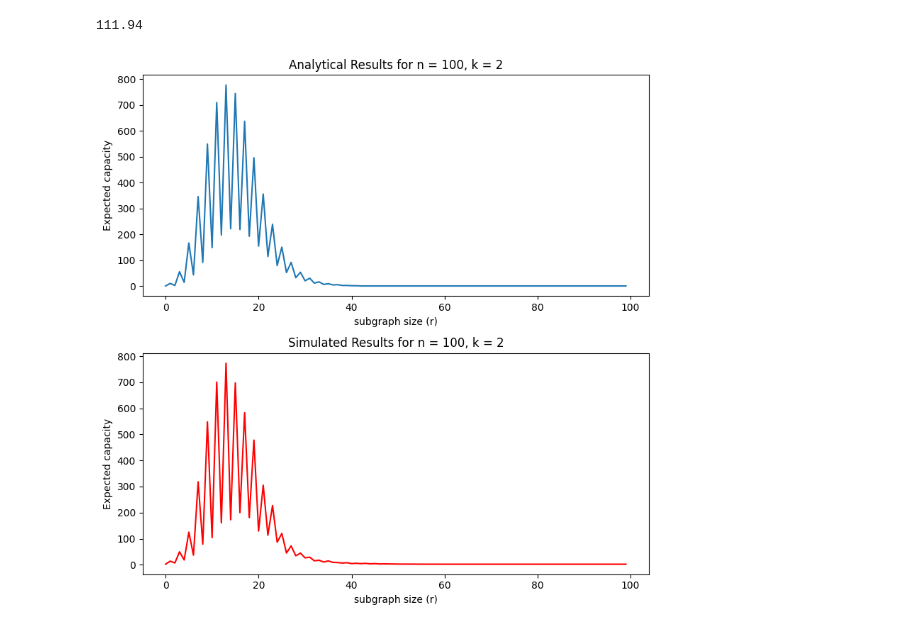
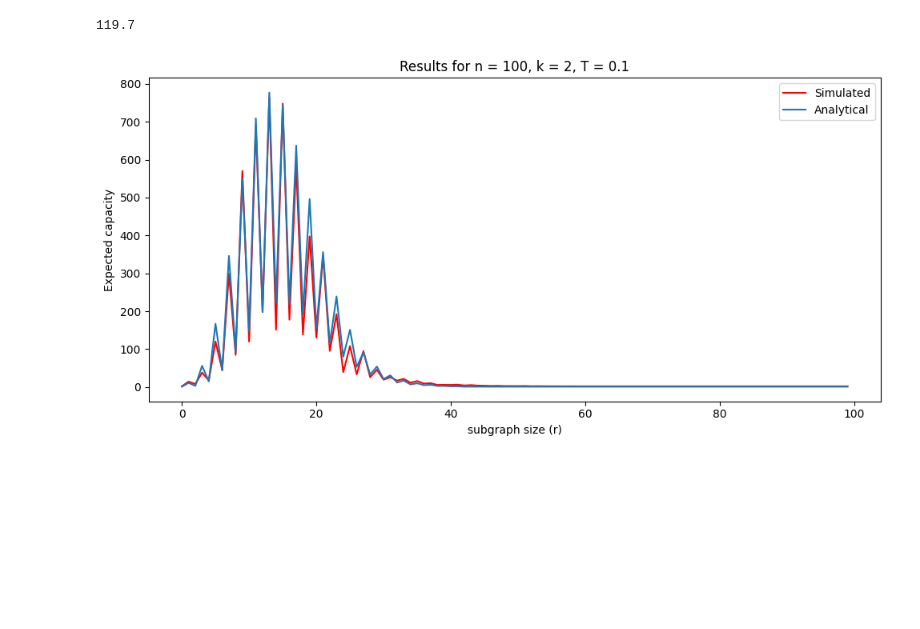
Before and after one commit to chandradeep24/Valiant, a Jupyter notebook: Notebooks/r_sublist_capacity.ipynb, the cells around one changed output. Saved outputs shown, nothing was run; the diff lists cells and outputs as text; code cells hidden in the pictures; blank space fills up the shorter version.

```diff
--- a/Notebooks/r_sublist_capacity.ipynb
+++ b/Notebooks/r_sublist_capacity.ipynb
@@ -20,7 +21,11 @@ def add_subarray(A, r, sub=None):
 #Function to find intersections
 def vectorized_intersections(sub, t):
     out = sub @ sub.T
-    if not isinstance(out,(np.ndarray)):
+    # if not isinstance(out,(np.ndarray)):
+    #     self_inters = 1
+    # else:
+    #     self_inters = out.shape[0]
+    if out.shape == ():
         self_inters = 1
     else:
         self_inters = out.shape[0]
@@ -56,9 +61,10 @@ def simulated_capacity(n,r,T,k,H,verbose=False):
 def mean_simulated_capacity(n,r,T,k,H,n_trials,verbose=False):
     results = []
     for _ in range(n_trials):
-        results.append(simulated_capacity(n,r,T,k,H))
+        results.append(simulated_capacity(n,r,T,k,H,verbose))
 
-    return np.mean(results)
+    # return np.mean(results), np.std(results)
+    return sum(results)/len(results)
 # %%
 #INPUT PARAMS-------------------------
 n = 100
@@ -74,45 +80,45 @@ analytical_capacity(n,r,T,k)
 # %%
 #Take mean of simulations
 #Simulation Params-------------
-n_trials = 100
-H = 1
+n_trials = 10
+H = 1 #<--- increase for larger n
 #------------------------------
 mean_simulated_capacity(n,r,T,k,H,n_trials)
 # %% [output]
-111.94
+119.7
 # %%
 #capacity vs r for fixed n
 #INPUT PARAMS-------------------------
 n = 100
 T = 0.1
 k = 2
 H = 1
 #-------------------------------------
 analytical_results = []
 x = range(0,n)
 for r_iter in x:
     analytical_results.append(analytical_capacity(n,r_iter,T,k))
 
 simulated_results = []
 for r_iter in x:
     simulated_results.append(mean_simulated_capacity(n,r_iter,T,k,H,n_trials=20))
 
-fig, (ax1, ax2) = plt.subplots(2, 1, figsize=(8, 8))
+plt.figure(figsize = (10,5))
 
-ax1.plot(x,analytical_results, label='Analytical')
-ax1.set_title("Analytical Results" + " for n = " + str(n) + ", k = " + str(k))
-ax1.set_xlabel('subgraph size (r)')
-ax1.set_ylabel('Expected capacity')
+plt.plot(x, simulated_results, color='red', label='Simulated')
+plt.plot(x, analytical_results, label='Analytical')
+plt.title("Results" + " for n = " + str(n) + ", k = " + str(k) + ", T = " + str(T))
+plt.xlabel('subgraph size (r)')
+plt.ylabel('Expected capacity')
 
-ax2.plot(x,simulated_results, color='red', label='Simulated')
-ax2.set_title("Simulated Results"+" for n = " + str(n) + ", k = " + str(k))
-ax2.set_xlabel('subgraph size (r)')
-ax2.set_ylabel('Expected capacity')
-
+# ax2.set_title("Simulated Results"+" for n = " + str(n) + ", k = " + str(k) + ", T = " + str(T))
+# ax2.set_xlabel('subgraph size (r)')
+# ax2.set_ylabel('Expected capacity')
+plt.legend()
 plt.tight_layout()
 plt.show()
 # %% [output]
-[figure, old version]
+[figure, new version]
 # %%
 #capacity vs n for fixed r
 #INPUT PARAMS-------------------------
```
Also changed, not shown: parts of 7 cells of this notebook, 8 other files.
